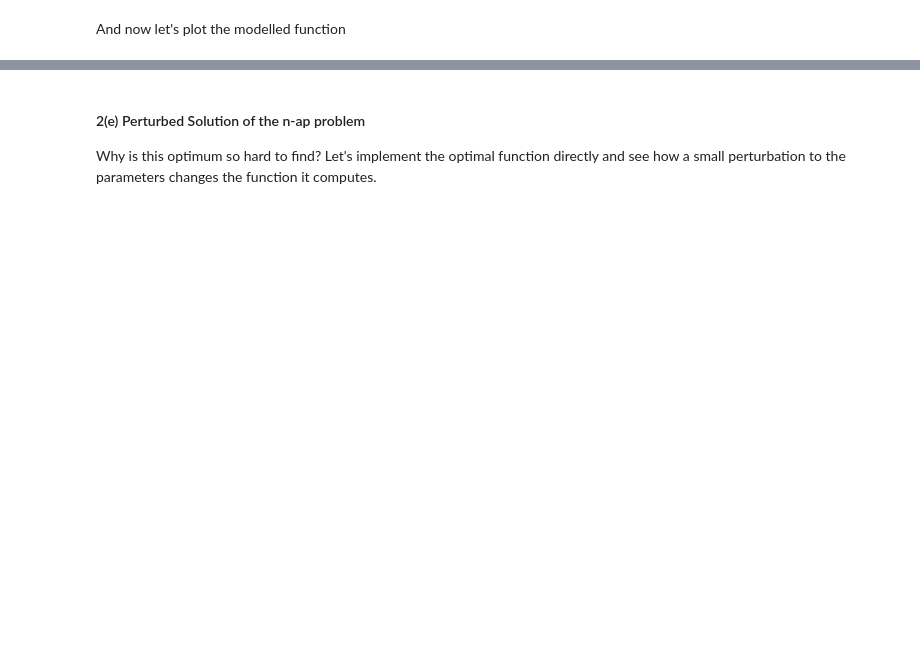
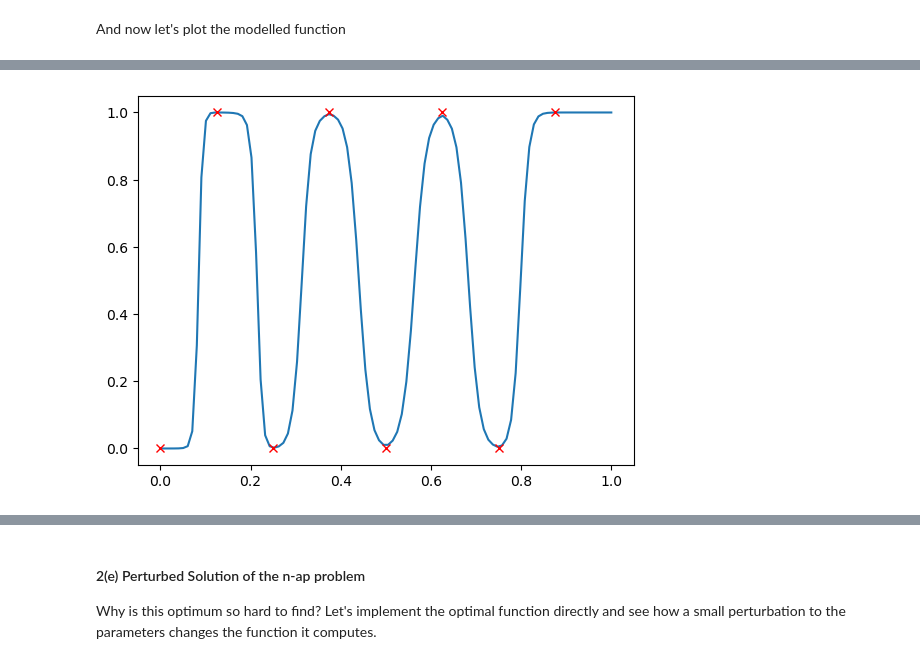
Before and after one commit to luca-michaelides/MT25_Python, a Jupyter notebook: problem_sheets/deep_learning_ps1.ipynb, the cells around one changed output, grey strips where cells are left out. Drawn from its saved outputs; the diff is of its cells as text; code cells hidden in the pictures; blank space fills up the shorter version.

```diff
--- a/problem_sheets/deep_learning_ps1.ipynb
+++ b/problem_sheets/deep_learning_ps1.ipynb
@@ -74,10 +74,10 @@ class NeuralNetwork:
           single_input = self.input[j]
           self.feedforward(single_input)
 
-          d_weights2 +=
-          d_bias2    +=
-          d_weights1 +=
-          d_bias1    +=
+          d_weights2 += ???
+          d_bias2    += ???
+          d_weights1 += ???
+          d_bias1    += ???
 
         self.weights1 -= d_weights1
         self.weights2 -= d_weights2
@@ -223,10 +246,11 @@ And now let's plot the modelled function
 import matplotlib.pyplot as plt
 
 def plot_model(nn,x,y):
-  xx = np.linspace(0,1,10000)
+  xx = np.linspace(0,1,100).reshape(-1,1)
   yy = nn.predict(xx)
   fig = plt.figure()
-  plt.plot(xx,yy)
-  plt.plot(x,y, 'rx')
+  plt.plot(xx, yy)
+  plt.plot(x, y, 'rx')
 
 plot_model(model, x_train, y_train)
+# %% [output]
@@ -232,0 +259 @@ plot_model(model, x_train, y_train)
+[figure, added]
```
Also changed, not shown: parts of 8 cells of this notebook.
